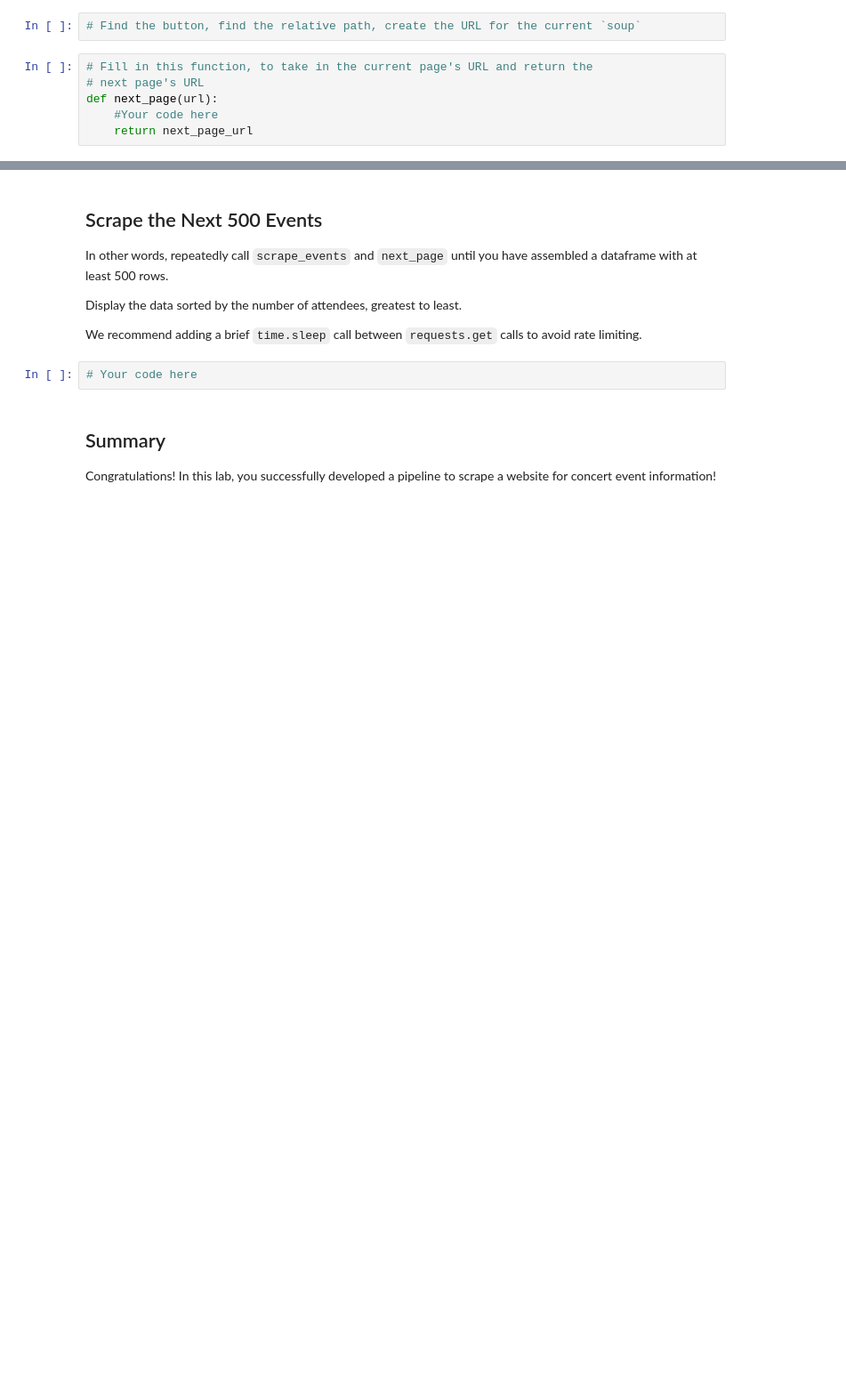
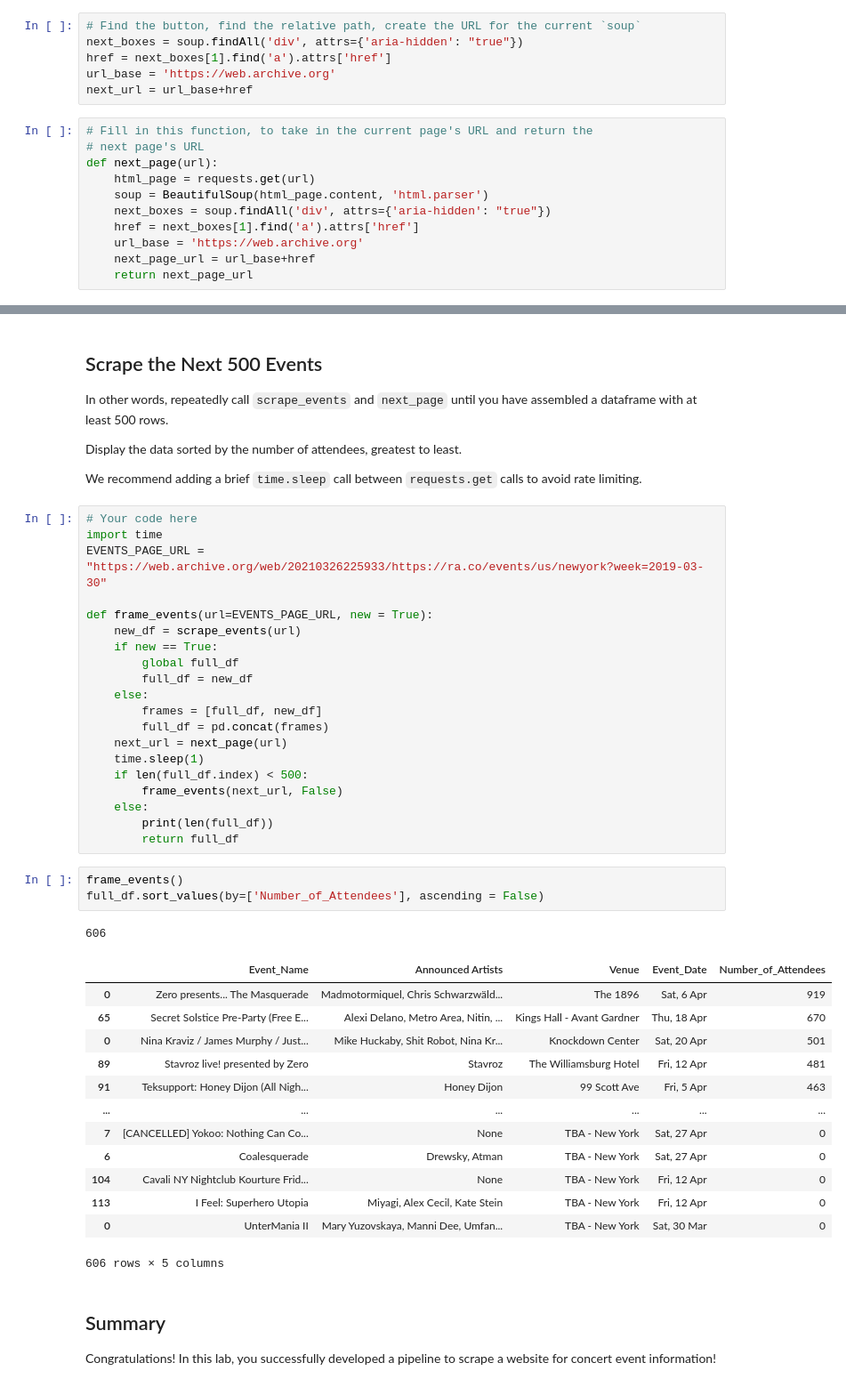
Before and after one commit to jimp93/dsc-scraping-concerts-lab, a Jupyter notebook: index.ipynb, the cells around one changed output, grey strips where cells are left out. Shown at 89% size. Cells and saved outputs as stored; diff of their text form; blank space fills up the shorter version.

```diff
--- a/index.ipynb
+++ b/index.ipynb
@@ -200,11 +209,20 @@ This is a relative path, so make sure you add `https://web.archive.org` to the f
 ![next page](images/ra_next.png)
 # %%
 # Find the button, find the relative path, create the URL for the current `soup`
+next_boxes = soup.findAll('div', attrs={'aria-hidden': "true"})
+href = next_boxes[1].find('a').attrs['href']
+url_base = 'https://web.archive.org'
+next_url = url_base+href
 # %%
 # Fill in this function, to take in the current page's URL and return the
 # next page's URL
 def next_page(url):
-    #Your code here
+    html_page = requests.get(url)
+    soup = BeautifulSoup(html_page.content, 'html.parser')
+    next_boxes = soup.findAll('div', attrs={'aria-hidden': "true"})
+    href = next_boxes[1].find('a').attrs['href']
+    url_base = 'https://web.archive.org'
+    next_page_url = url_base+href
     return next_page_url
 # %%
 # Test out your function
@@ -217,8 +237,44 @@ In other words, repeatedly call `scrape_events` and `next_page` until you have a
 Display the data sorted by the number of attendees, greatest to least.
 
 We recommend adding a brief `time.sleep` call between `requests.get` calls to avoid rate limiting.
-# %%
-# Your code here
+# %%
+# Your code here
+import time
+EVENTS_PAGE_URL = "https://web.archive.org/web/20210326225933/https://ra.co/events/us/newyork?week=2019-03-30"
+
+def frame_events(url=EVENTS_PAGE_URL, new = True):
+    new_df = scrape_events(url)
+    if new == True:
+        global full_df
+        full_df = new_df
+    else:
+        frames = [full_df, new_df]
+        full_df = pd.concat(frames)
+    next_url = next_page(url)
+    time.sleep(1)
+    if len(full_df.index) < 500:
+        frame_events(next_url, False)
+    else:
+        print(len(full_df))
+        return full_df
+# %%
+frame_events()
+full_df.sort_values(by=['Number_of_Attendees'], ascending = False)
+# %% [output]
+606
+|  | Event_Name | Announced Artists | Venue | Event_Date | Number_of_Attendees |
+| 0 | Zero presents... The Masquerade | Madmotormiquel, Chris Schwarzwäld... | The 1896 | Sat, 6 Apr | 919 |
+| 65 | Secret Solstice Pre-Party (Free E... | Alexi Delano, Metro Area, Nitin, ... | Kings Hall - Avant Gardner | Thu, 18 Apr | 670 |
+| 0 | Nina Kraviz / James Murphy / Just... | Mike Huckaby, Shit Robot, Nina Kr... | Knockdown Center | Sat, 20 Apr | 501 |
+| 89 | Stavroz live! presented by Zero | Stavroz | The Williamsburg Hotel | Fri, 12 Apr | 481 |
+| 91 | Teksupport: Honey Dijon (All Nigh... | Honey Dijon | 99 Scott Ave | Fri, 5 Apr | 463 |
+| ... | ... | ... | ... | ... | ... |
+| 7 | [CANCELLED] Yokoo: Nothing Can Co... | None | TBA - New York | Sat, 27 Apr | 0 |
+| 6 | Coalesquerade | Drewsky, Atman | TBA - New York | Sat, 27 Apr | 0 |
+| 104 | Cavali NY Nightclub Kourture Frid... | None | TBA - New York | Fri, 12 Apr | 0 |
+| 113 | I Feel: Superhero Utopia | Miyagi, Alex Cecil, Kate Stein | TBA - New York | Fri, 12 Apr | 0 |
+| 0 | UnterMania II | Mary Yuzovskaya, Manni Dee, Umfan... | TBA - New York | Sat, 30 Mar | 0 |
+606 rows × 5 columns
 # %% [markdown]
 ## Summary
 
```
Also changed, not shown: parts of 6 cells of this notebook.
